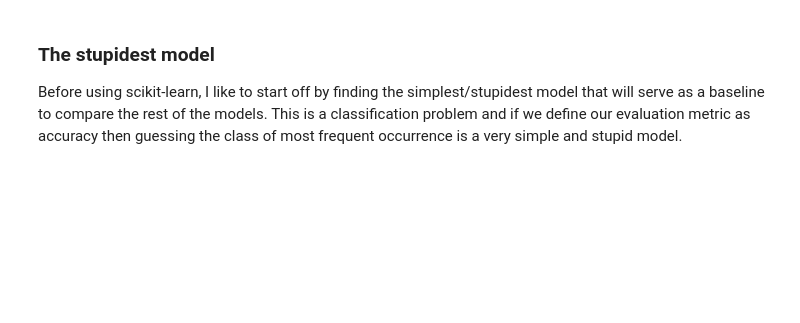
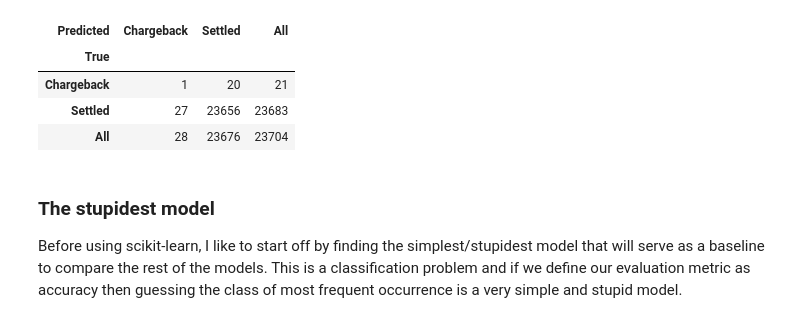
Before and after one commit to thechib12/cda_lab1, a Jupyter notebook: Scikit-learn Tutorial.ipynb, the cells around one changed output. Cells and saved outputs as stored; diff of their text form; code cells hidden in the pictures; blank space fills up the shorter version.

```diff
--- a/Scikit-learn Tutorial.ipynb
+++ b/Scikit-learn Tutorial.ipynb
@@ -193,3 +294,34 @@ titanic.shape
+# %%
+data = data[['issuercountrycode', 'txvariantcode',
+       'amount', 'currencycode', 'shoppercountrycode', 'shopperinteraction',
+       'simple_journal', 'cardverificationcodesupplied', 'cvcresponsecode',
+        'accountcode']]
+categorical = ['issuercountrycode', 'txvariantcode',
+       'currencycode', 'shoppercountrycode', 'shopperinteraction',
+        'cardverificationcodesupplied', 'cvcresponsecode',
+        'accountcode']
+data_with_dummies = pd.get_dummies( data, columns =  categorical)
+training_features, test_features, training_target, test_target, = train_test_split(data_with_dummies.drop(['simple_journal'], axis=1),
+                                               data_with_dummies['simple_journal'],
+                                               test_size = .1,
+                                               random_state=12)
+
+
+
+clf_rf = RandomForestClassifier(n_estimators=25, random_state=12)
+clf_rf.fit(training_features, training_target)
+
+res = clf_rf.predict(test_features)
+# confusion_matrix(training_target, res)
+
+
+pd.crosstab(res, test_target, rownames=['True'], colnames=['Predicted'], margins=True)
+# %% [output]
+| Predicted | Chargeback | Settled | All |
+| True |  |  |  |
+| Chargeback | 1 | 20 | 21 |
+| Settled | 27 | 23656 | 23683 |
+| All | 28 | 23676 | 23704 |
 # %% [markdown]
 ### The stupidest model
 Before using scikit-learn, I like to start off by finding the simplest/stupidest model that will serve as a baseline to compare the rest of the models. This is a classification problem and if we define our evaluation metric as accuracy then guessing the class of most frequent occurrence is a very simple and stupid model.
```
Also changed, not shown: parts of 10 cells of this notebook.
